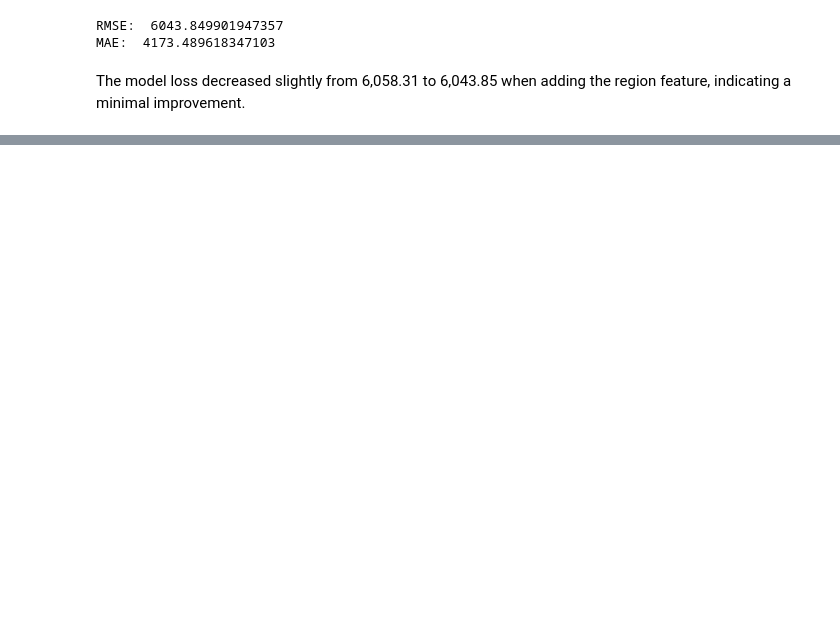
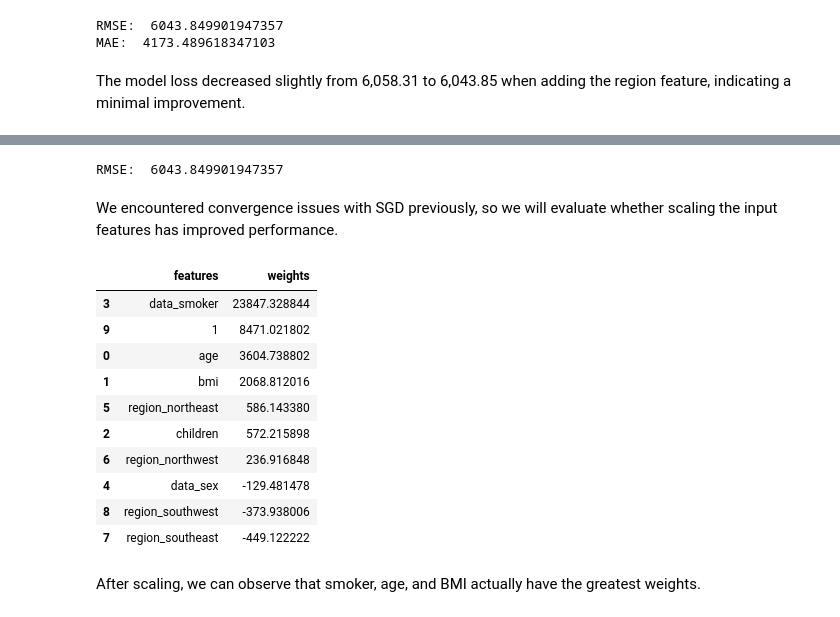
Before and after one commit to bashiir-code/ML-Project---Health-Insurance-Cost-Prediction, a Jupyter notebook: linear_regression.ipynb, the cells around one changed output, grey strips where cells are left out. Cells and saved outputs as stored; diff of their text form; code cells hidden in the pictures; blank space fills up the shorter version.

```diff
--- a/linear_regression.ipynb
+++ b/linear_regression.ipynb
@@ -1131,0 +1178,11 @@ To compare the importance of each feature in the model, our first instinct might
+# %%
+# columns to scale
+numerical_columns = ['age', 'bmi', 'children']
+# Create a StandardScaler instance
+scaler = StandardScaler()
+# Fit the scaler to the numerical columns
+scaler.fit(insurance[numerical_columns])
+print('Scaler mean. ', scaler.mean_)
+print('Scaler var: ', scaler.var_)
+# Transform the numerical columns using the fitted scaler
+scaled_columns = scaler.transform(insurance[numerical_columns])
@@ -1131,0 +1204,14 @@ To compare the importance of each feature in the model, our first instinct might
+# %%
+# lets concatenate the scaled numerical columns and categorical columns
+inputs = np.concatenate((scaled_columns, cat_columns), axis = 1)
+target = insurance['charges']
+# Create and fit the Linear Regression model
+model = LinearRegression().fit(inputs, target)
+# Make predictions using the model
+predictions = model.predict(inputs)
+# Display the loss of the model
+print('RMSE: ', RMSE(predictions, target))
+# %% [output]
+RMSE:  6043.849901947357
+# %% [markdown]
+We encountered convergence issues with SGD previously, so we will evaluate whether scaling the input features has improved performance.
@@ -1131,0 +1222,24 @@ To compare the importance of each feature in the model, our first instinct might
+# %%
+# weight and intercept
+scaled_df = pd.DataFrame(
+    {
+        'features': np.append(input_cols, 1),
+        'weights': np.append(model.coef_, model.intercept_)
+    }
+).sort_values(by = 'weights', ascending = False)
+
+scaled_df
+# %% [output]
+|  | features | weights |
+| 3 | data_smoker | 23847.328844 |
+| 9 | 1 | 8471.021802 |
+| 0 | age | 3604.738802 |
+| 1 | bmi | 2068.812016 |
+| 5 | region_northeast | 586.143380 |
+| 2 | children | 572.215898 |
+| 6 | region_northwest | 236.916848 |
+| 4 | data_sex | -129.481478 |
+| 8 | region_southwest | -373.938006 |
+| 7 | region_southeast | -449.122222 |
+# %% [markdown]
+After scaling, we can observe that smoker, age, and BMI actually have the greatest weights.
```
Also changed, not shown: parts of 22 cells of this notebook, 1 other file.
